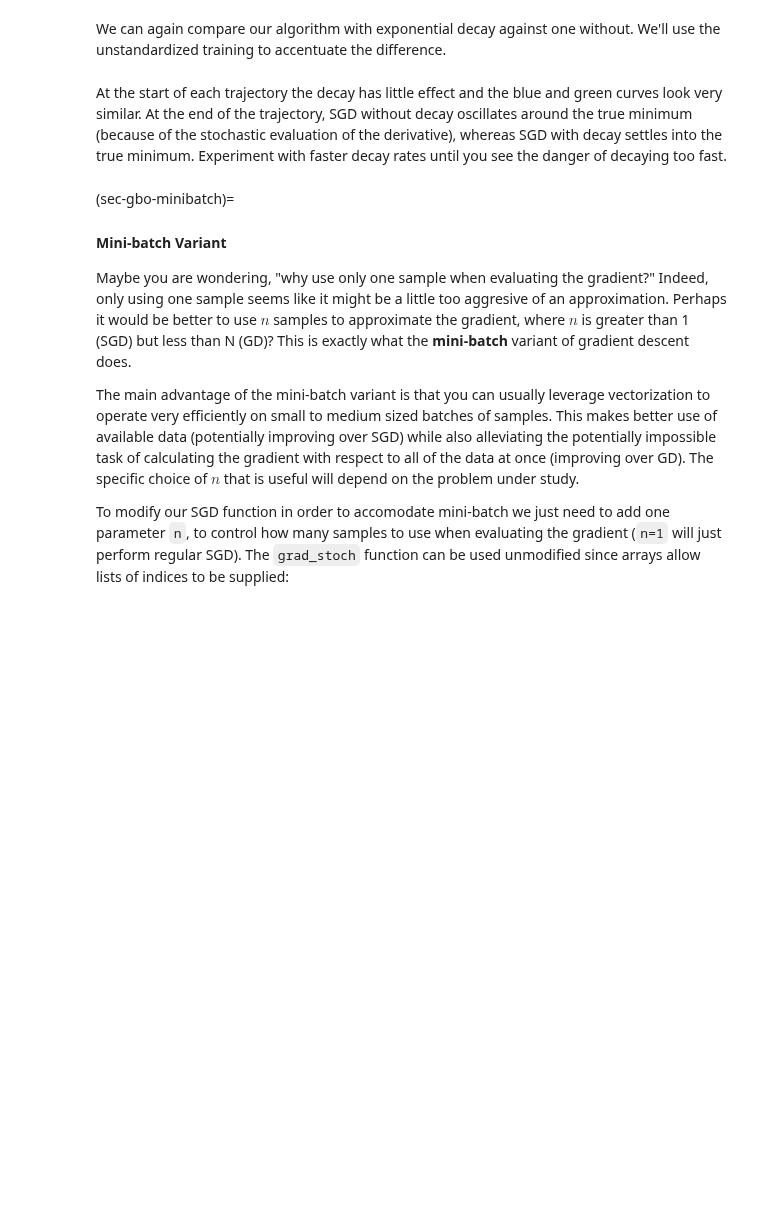
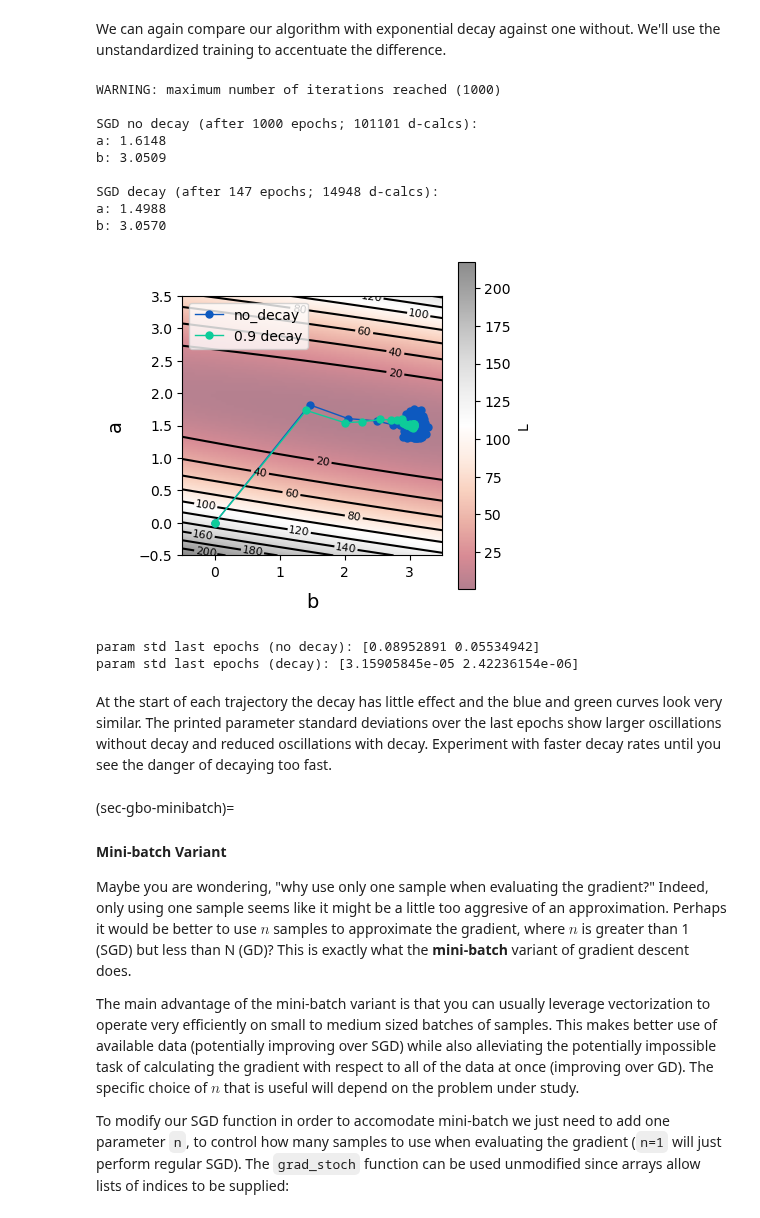
Before and after one commit to SECQUOIA/PU_CHE597_S2025, a Jupyter notebook: 9-Gradient_Based_Optimization/Optimization-Gradient_Based.ipynb, the cells around one changed output. Drawn from its saved outputs; the diff is of its cells as text; code cells hidden in the pictures; blank space fills up the shorter version.

```diff
--- a/9-Gradient_Based_Optimization/Optimization-Gradient_Based.ipynb
+++ b/9-Gradient_Based_Optimization/Optimization-Gradient_Based.ipynb
@@ -461,17 +593,39 @@ We can again compare our algorithm with exponential decay against one without. W
 # %%
 # Perform the SGD optimization without decay
 grad_stoch_0 = lambda params,r: grad_stoch(params,r,x,y)
 params_stoch = grad_descent_stoch([[0,0]],grad_stoch_0,len(x),alpha=0.01,thresh=1E-7,max=1000)
 print("\nSGD no decay (after {} epochs; {} d-calcs):\na: {:<6.4f}\nb: {:<6.4f}".format(len(params_stoch)-1,len(params_stoch)*len(x),params_stoch[-1,0],params_stoch[-1,1]))
 
 # Perform the SGD optimization with decay
 params_stoch_d = grad_descent_stoch([[0,0]],grad_stoch_0,len(x),alpha=0.01,thresh=1E-7,max=1000,decay=0.1)
 print("\nSGD decay (after {} epochs; {} d-calcs):\na: {:<6.4f}\nb: {:<6.4f}".format(len(params_stoch_d)-1,len(params_stoch_d)*len(x),params_stoch_d[-1,0],params_stoch_d[-1,1]))
 
 # Compare the trajectories on the same optimization surface
 surf_plot(np.linspace(a-2,a+2, 101),np.linspace(a-2,a+2, 101),L,[params_stoch,params_stoch_d],labels=["no_decay","0.9 decay"])
+
+# Compare stability in last epochs (std of params)
+def tail_std(arr, n=50):
+    tail = arr[-min(n, len(arr)):]
+    return np.std(tail, axis=0)
+std_no_decay = tail_std(params_stoch)
+std_decay = tail_std(params_stoch_d)
+print(f"param std last epochs (no decay): {std_no_decay}")
+print(f"param std last epochs (decay): {std_decay}")
+# %% [output]
+WARNING: maximum number of iterations reached (1000)
+
+SGD no decay (after 1000 epochs; 101101 d-calcs):
+a: 1.6148
+b: 3.0509
+
+SGD decay (after 147 epochs; 14948 d-calcs):
+a: 1.4988
+b: 3.0570
+[figure, added]
+param std last epochs (no decay): [0.08952891 0.05534942]
+param std last epochs (decay): [3.15905845e-05 2.42236154e-06]
 # %% [markdown]
-At the start of each trajectory the decay has little effect and the blue and green curves look very similar. At the end of the trajectory, SGD without decay oscillates around the true minimum (because of the stochastic evaluation of the derivative), whereas SGD with decay settles into the true minimum. Experiment with faster decay rates until you see the danger of decaying too fast.
+At the start of each trajectory the decay has little effect and the blue and green curves look very similar. The printed parameter standard deviations over the last epochs show larger oscillations without decay and reduced oscillations with decay. Experiment with faster decay rates until you see the danger of decaying too fast.
 # %% [markdown]
 (sec-gbo-minibatch)=
 #### Mini-batch Variant ####
```
Also changed, not shown: parts of 42 cells of this notebook.
